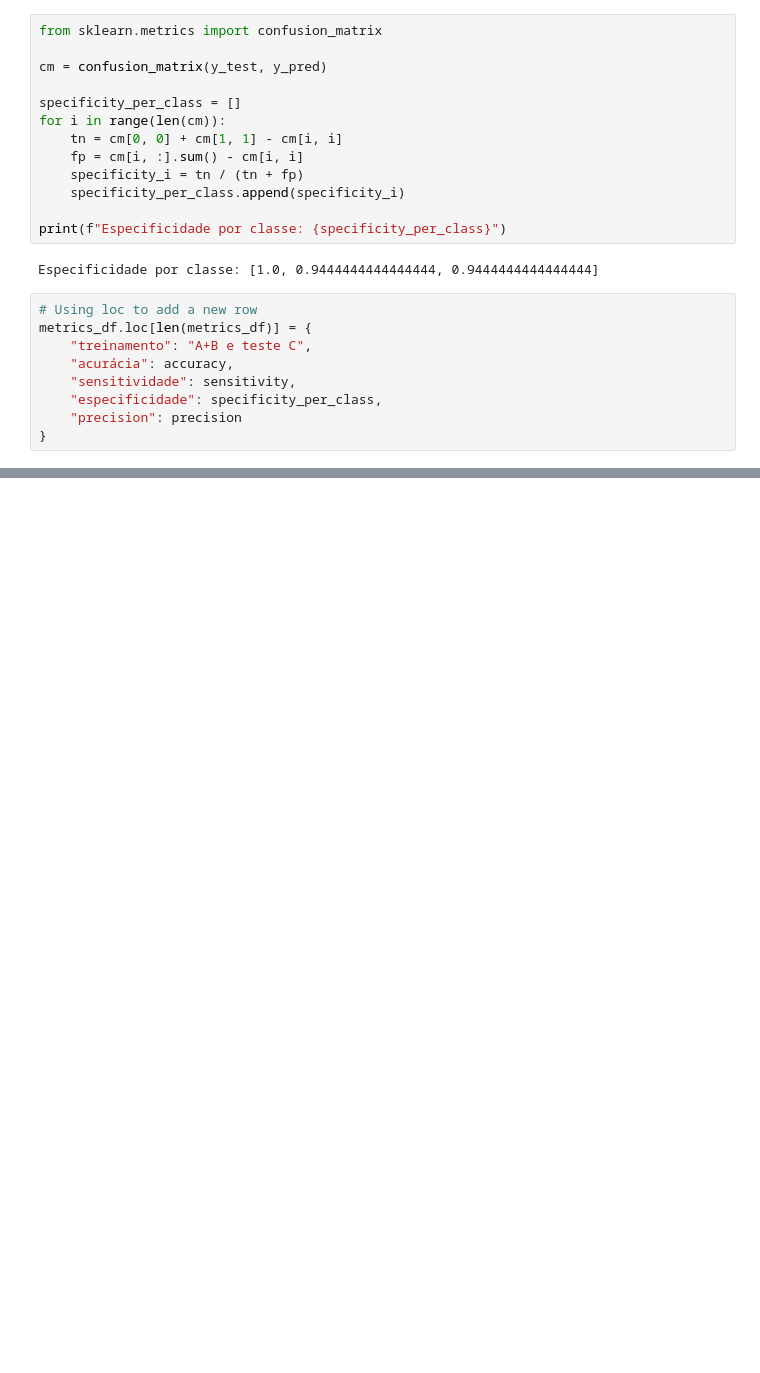
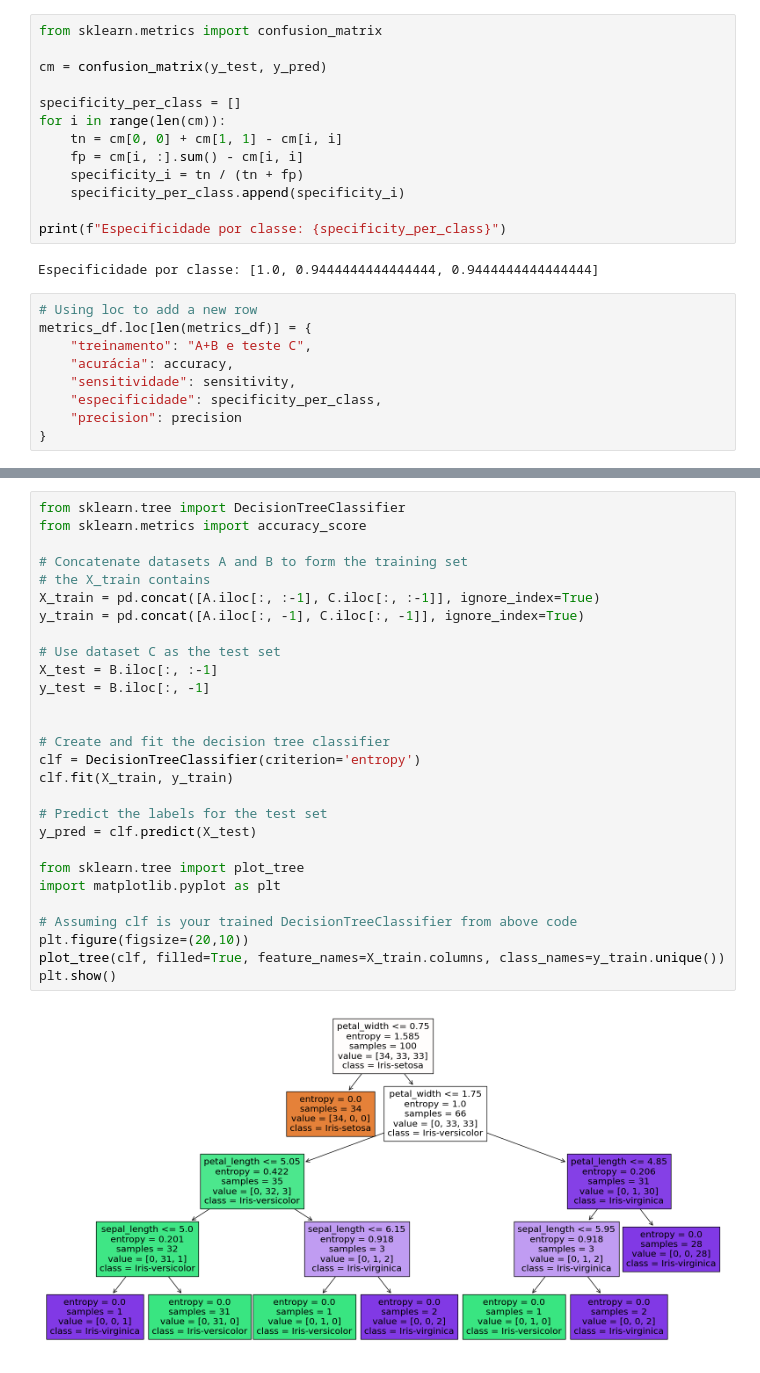
Before and after one commit to pedrohba1/IA-trabalho-2, a Jupyter notebook: decision_tree/index.ipynb, the cells around one changed output, grey strips where cells are left out. Drawn from its saved outputs; the diff is of its cells as text; blank space fills up the shorter version.

Commit message:
decision tre, full

```diff
--- a/decision_tree/index.ipynb
+++ b/decision_tree/index.ipynb
@@ -139,0 +144,30 @@ metrics_df.loc[len(metrics_df)] = {
+# %%
+from sklearn.tree import DecisionTreeClassifier
+from sklearn.metrics import accuracy_score
+
+# Concatenate datasets A and B to form the training set
+# the X_train contains
+X_train = pd.concat([A.iloc[:, :-1], C.iloc[:, :-1]], ignore_index=True)
+y_train = pd.concat([A.iloc[:, -1], C.iloc[:, -1]], ignore_index=True)
+
+# Use dataset C as the test set
+X_test = B.iloc[:, :-1]
+y_test = B.iloc[:, -1]
+
+
+# Create and fit the decision tree classifier
+clf = DecisionTreeClassifier(criterion='entropy')
+clf.fit(X_train, y_train)
+
+# Predict the labels for the test set
+y_pred = clf.predict(X_test)
+
+from sklearn.tree import plot_tree
+import matplotlib.pyplot as plt
+
+# Assuming clf is your trained DecisionTreeClassifier from above code
+plt.figure(figsize=(20,10))
+plot_tree(clf, filled=True, feature_names=X_train.columns, class_names=y_train.unique())
+plt.show()
+# %% [output]
+[figure, added]
```
Also changed, not shown: parts of 13 cells of this notebook.
